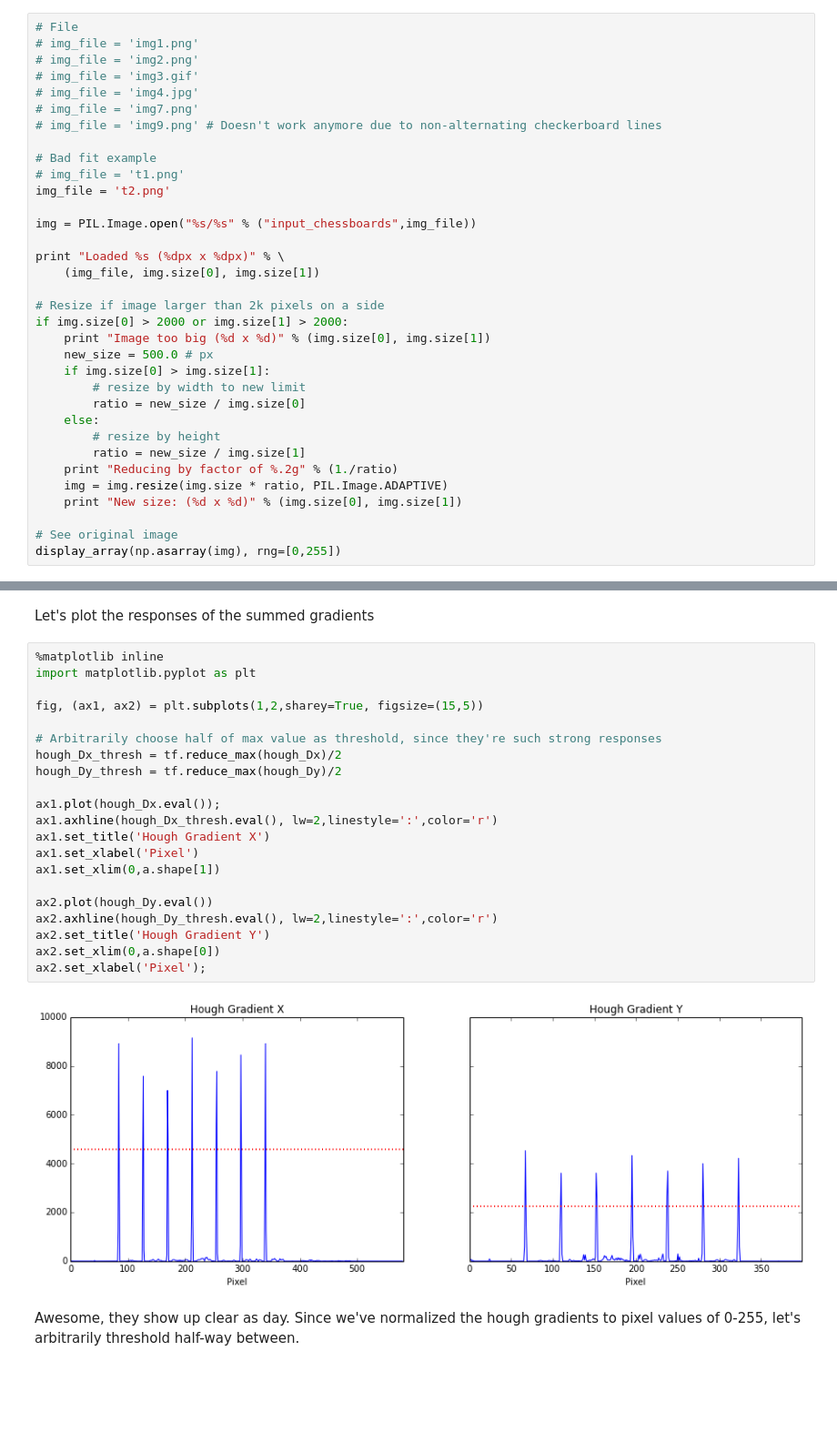
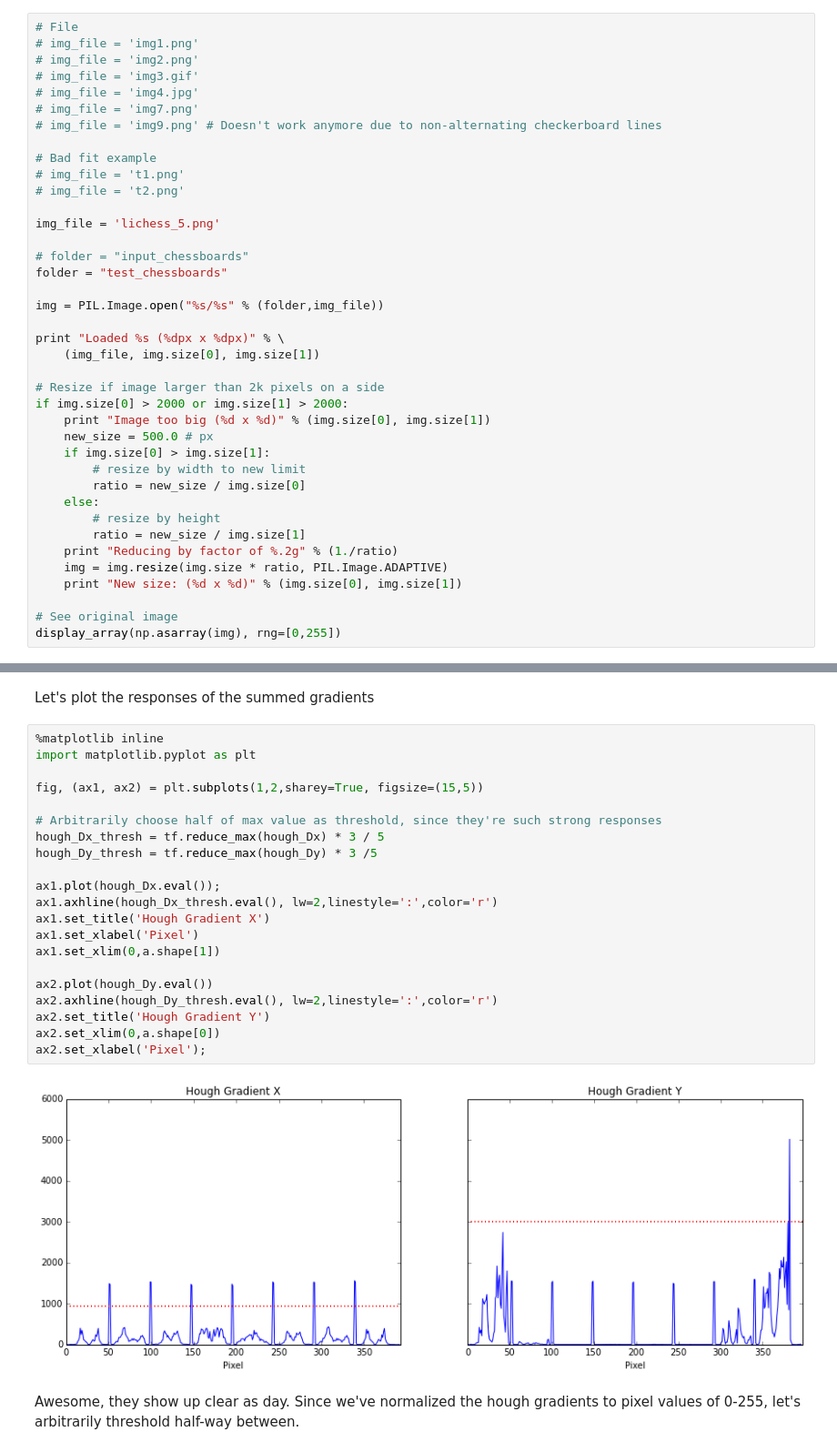
Before and after one commit to Elucidation/tensorflow_chessbot, a Jupyter notebook: tensorflow_chessbot.ipynb, the cells around one changed output, grey strips where cells are left out. Shown at 91% size. Drawn from its saved outputs; the diff is of its cells as text; blank space fills up the shorter version.

```diff
--- a/tensorflow_chessbot.ipynb
+++ b/tensorflow_chessbot.ipynb
@@ -58,9 +58,14 @@ def display_array(a, fmt='jpeg', rng=[0,1]):
 
 # Bad fit example
 # img_file = 't1.png'
-img_file = 't2.png'
+# img_file = 't2.png'
 
-img = PIL.Image.open("%s/%s" % ("input_chessboards",img_file))
+img_file = 'lichess_5.png'
+
+# folder = "input_chessboards"
+folder = "test_chessboards"
+
+img = PIL.Image.open("%s/%s" % (folder,img_file))
 
 print "Loaded %s (%dpx x %dpx)" % \
     (img_file, img.size[0], img.size[1])
@@ -200,26 +205,26 @@ Let's plot the responses of the summed gradients
 # %%
 %matplotlib inline
 import matplotlib.pyplot as plt
 
 fig, (ax1, ax2) = plt.subplots(1,2,sharey=True, figsize=(15,5))
 
 # Arbitrarily choose half of max value as threshold, since they're such strong responses
-hough_Dx_thresh = tf.reduce_max(hough_Dx)/2
-hough_Dy_thresh = tf.reduce_max(hough_Dy)/2
+hough_Dx_thresh = tf.reduce_max(hough_Dx) * 3 / 5
+hough_Dy_thresh = tf.reduce_max(hough_Dy) * 3 /5
 
 ax1.plot(hough_Dx.eval());
 ax1.axhline(hough_Dx_thresh.eval(), lw=2,linestyle=':',color='r')
 ax1.set_title('Hough Gradient X')
 ax1.set_xlabel('Pixel')
 ax1.set_xlim(0,a.shape[1])
 
 ax2.plot(hough_Dy.eval())
 ax2.axhline(hough_Dy_thresh.eval(), lw=2,linestyle=':',color='r')
 ax2.set_title('Hough Gradient Y')
 ax2.set_xlim(0,a.shape[0])
 ax2.set_xlabel('Pixel');
 # %% [output]
-[figure, old version]
+[figure, new version]
 # %% [markdown]
 Awesome, they show up clear as day. Since we've normalized the hough gradients to pixel values of 0-255, let's arbitrarily threshold half-way between.
 # %%
```
Also changed, not shown: parts of 4 cells of this notebook, 4 other files.
